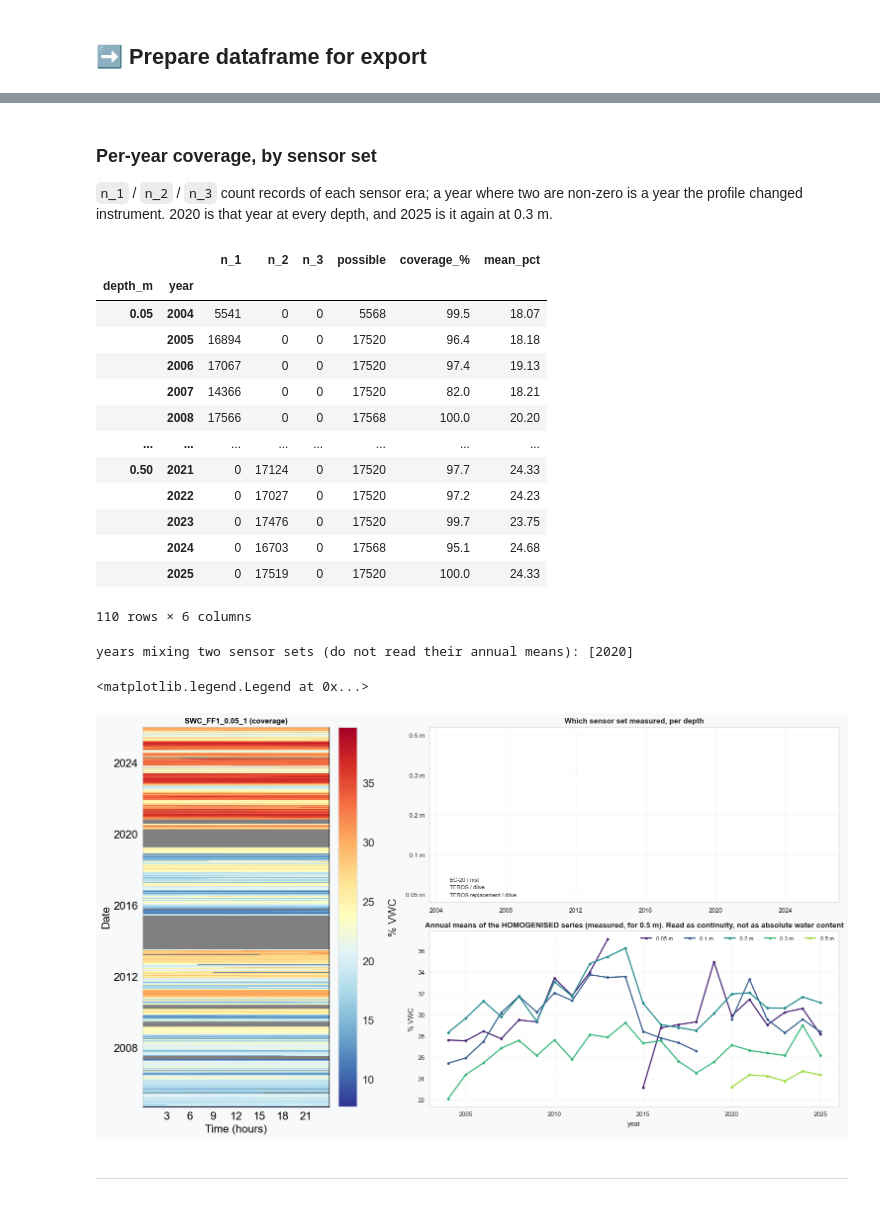
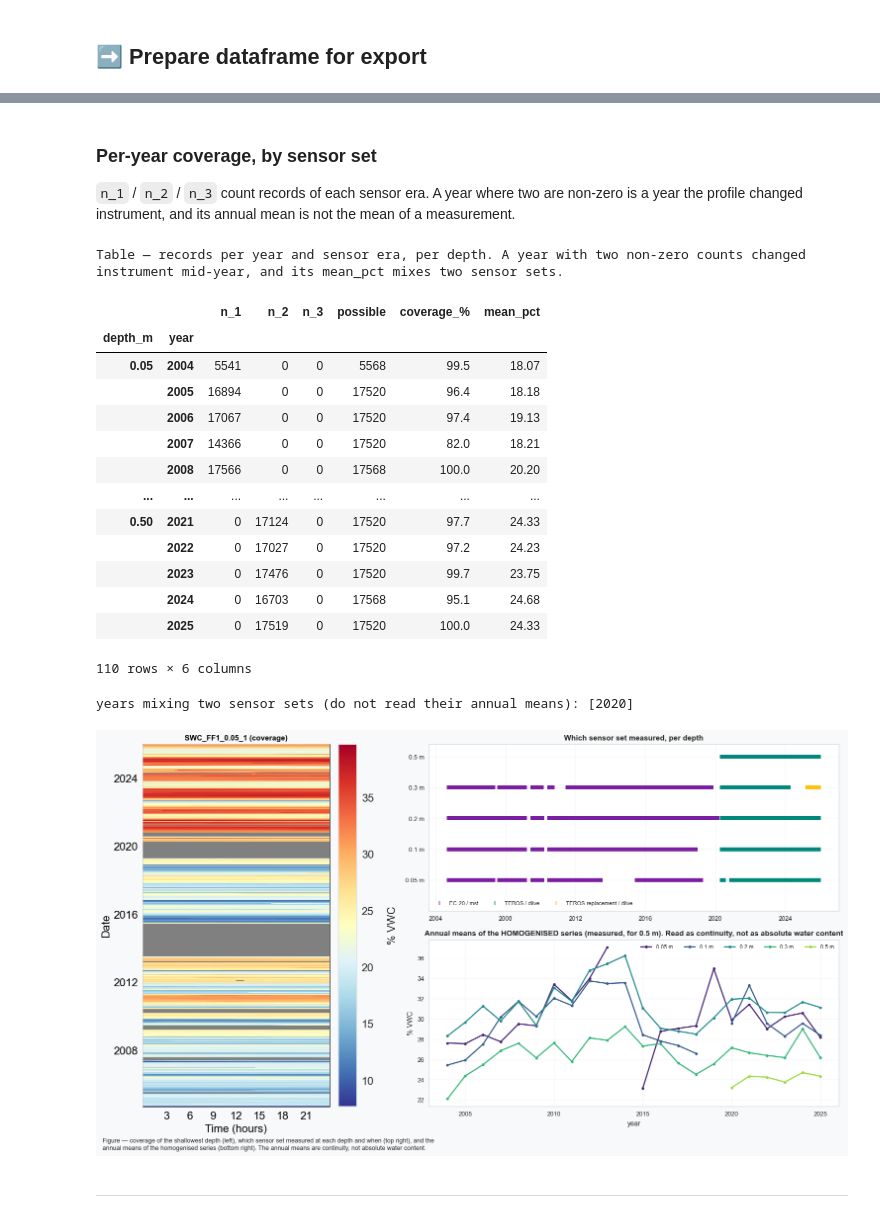
Before and after one commit to holukas/dataset_ch-lae_flux_product, a Jupyter notebook: workflow/10_METEO/30_PRODUCTS/09_METEO_SWC_FF1_2004-2025.ipynb, the cells around one changed output, grey strips where cells are left out. Drawn from its saved outputs; the diff is of its cells as text; code cells hidden in the pictures.

```diff
--- a/workflow/10_METEO/30_PRODUCTS/09_METEO_SWC_FF1_2004-2025.ipynb
+++ b/workflow/10_METEO/30_PRODUCTS/09_METEO_SWC_FF1_2004-2025.ipynb
@@ -1748,7 +1808,6 @@ for d in DEPTHS:
     bad = swc[f].notna() & ~swc[f].between(*SWC_PLAUSIBLE_PCT)
     n = int(bad.sum())
     if n:
-        _sub = swc.loc[bad, f]
         for _code in sorted(swc.loc[bad, fc].unique()):
             _m = bad & (swc[fc] == _code)
             _rows.append({'depth_m': float(d), 'flag': int(_code), 'era': ERA_NAMES[int(_code)],
@@ -1761,9 +1820,10 @@ for d in DEPTHS:
 
 REMOVED = pd.DataFrame(_rows)
 if len(REMOVED):
+    tabcap('every record removed for lying outside the physical band, by depth and era. All are '
+           'failed SDI-12 reads frozen at a fixed negative constant in the mst era - never a '
+           'measurement, so they become flag 0 rather than a "removed here" code.')
     display(REMOVED.set_index(['depth_m', 'flag']))
-    print("Every removal above is a failed SDI-12 read frozen at the sensor's calibration\n"
-          "polynomial at zero response - a fixed negative constant, not a measurement.")
 else:
     print("Nothing outside the band. Re-read this section before deleting it: the 0.1 m mst\n"
           "record is documented to carry ~690 negative records at the end of 2018.")
@@ -1772,8 +1832,8 @@ else:
 for d in DEPTHS:
     assert (swc[field(d)].notna() == swc[flagcol(d)].isin(MEASURED_FLAGS)).all(), \
         f"{field(d)}: flag and value disagree after the removal"
-    _v = swc[field(d)].dropna()
-    assert _v.between(*SWC_PLAUSIBLE_PCT).all(), f"{field(d)}: a value survived outside the band"
+    assert swc[field(d)].dropna().between(*SWC_PLAUSIBLE_PCT).all(), \
+        f"{field(d)}: a value survived outside the band"
 print("\nFlag and value still agree at every depth, and nothing outside the band survives.")
 # %% [output]
 Removing values outside the physical band 0.0..60.0 % VWC (removed, never clipped):
@@ -1936,7 +2095,7 @@ for d in DEPTHS:
     if d not in HOMOG_DEPTHS:
         continue
     off = np.zeros(len(full_index))
-    for _code, (_t, _fb_off) in OFFSETS[d].items():
+    for _code, (_t, _) in OFFSETS[d].items():
         _mask = (swc[flagcol(d)] == _code).to_numpy()
         off = np.where(_mask, _t['offset'].reindex(_months).to_numpy(), off)
     swc[homogcol(d)] = swc[field(d)] + off
@@ -2029,7 +2192,7 @@ fig, axs = plt.subplots(nrows=len(HOMOG_DEPTHS), figsize=(15, 2.4 * len(HOMOG_DE
                         dpi=100, layout='constrained', sharex=True)
 fig.suptitle('Measured (grey) and homogenised (blue) daily means. The homogenised series is the '
              'one that may be read across 2020', fontsize=12)
-for ax, d in zip(np.atleast_1d(axs), HOMOG_DEPTHS):
+for _i, (ax, d) in enumerate(zip(np.atleast_1d(axs), HOMOG_DEPTHS)):
     _m = swc[field(d)].resample('1D').mean()
     _h = swc[homogcol(d)].resample('1D').mean()
     ax.plot(_m.index, _m.values, lw=0.6, color='#B0BEC5', label='as measured')
@@ -2038,6 +2201,10 @@ for ax, d in zip(np.atleast_1d(axs), HOMOG_DEPTHS):
     if d == SWAP_DEPTH:
         ax.axvline(pd.Timestamp(SENSOR_SWAP), color='#7B1FA2', ls=':', lw=1.1)
     ax.set_ylabel(f'{d} m\n% VWC', fontsize=9)
-    ax.legend(fontsize=7, loc='upper left', ncol=2)
+    if _i == 0:   # the panels share one vocabulary; four identical legends is noise
+        ax.legend(fontsize=7, loc='upper left', ncol=2)
 np.atleast_1d(axs)[-1].set_xlabel('year')
+figcap(fig, 'measured and homogenised daily means per depth. The homogenised series is the one '
+            'that may be read across the 2020 sensor change; the dashed line marks the start of '
+            'the TEROS era, the dotted line the 2025 probe swap at 0.3 m.')
 # %% [output]
@@ -2342,29 +2515,32 @@ All checks passed.
 # %% [markdown]
 ### Per-year coverage, by sensor set
 
-`n_1` / `n_2` / `n_3` count records of each sensor era; a year where two are non-zero is a year the
-profile changed instrument. 2020 is that year at every depth, and 2025 is it again at 0.3 m.
+`n_1` / `n_2` / `n_3` count records of each sensor era. A year where two are non-zero is a year the
+profile changed instrument, and its annual mean is not the mean of a measurement.
 # %%
 _rows = []
 for d in DEPTHS:
     fl = export_df[flagcol(d)]
-    _g = fl.groupby(fl.index.year)
-    _t = pd.DataFrame({f'n_{c}': _g.apply(lambda s, c=c: int((s == c).sum()))
-                       for c in MEASURED_FLAGS})
-    _t['possible'] = _g.size()
+    _yr = fl.index.year
+    # Vectorised per flag code: one boolean sum per code instead of a groupby-apply per code.
+    _t = pd.DataFrame({f'n_{c}': (fl == c).groupby(_yr).sum() for c in MEASURED_FLAGS})
+    _t['possible'] = fl.groupby(_yr).size()
     _t['coverage_%'] = (100 * _t[[f'n_{c}' for c in MEASURED_FLAGS]].sum(axis=1)
                         / _t['possible']).round(1)
-    _t['mean_pct'] = export_df[field(d)].groupby(export_df.index.year).mean().round(2)
+    _t['mean_pct'] = export_df[field(d)].groupby(_yr).mean().round(2)
     _t['depth_m'] = float(d)
     _rows.append(_t.reset_index(names='year'))
 YEARTAB = pd.concat(_rows).set_index(['depth_m', 'year'])
+tabcap('records per year and sensor era, per depth. A year with two non-zero counts changed '
+       'instrument mid-year, and its mean_pct mixes two sensor sets.')
 display(YEARTAB)
 
-# The mean of a year that mixes two sensor sets is not the mean of a measurement.
 _mixed = YEARTAB[(YEARTAB[[f'n_{c}' for c in MEASURED_FLAGS]] > 0).sum(axis=1) > 1]
 print(f"years mixing two sensor sets (do not read their annual means): "
       f"{sorted(set(_mixed.index.get_level_values('year')))}")
 # %% [output]
+Table — records per year and sensor era, per depth. A year with two non-zero counts changed
+instrument mid-year, and its mean_pct mixes two sensor sets.
 |  |  | n_1 | n_2 | n_3 | possible | coverage_% | mean_pct |
 | depth_m | year |  |  |  |  |  |  |
 | 0.05 | 2004 | 5541 | 0 | 0 | 5568 | 99.5 | 18.07 |
@@ -2378,44 +2554,51 @@ print(f"years mixing two sensor sets (do not read their annual means): "
 |  | 2023 | 0 | 17476 | 0 | 17520 | 99.7 | 23.75 |
 |  | 2024 | 0 | 16703 | 0 | 17568 | 95.1 | 24.68 |
 |  | 2025 | 0 | 17519 | 0 | 17520 | 100.0 | 24.33 |
-110 rows × 6 columns
-years mixing two sensor sets (do not read their annual means): [2020]
+110 rows × 6 columns
+years mixing two sensor sets (do not read their annual means): [2020]
 # %%
 fig = plt.figure(figsize=(15, 8.5), dpi=100, layout='constrained')
 gs = gridspec.GridSpec(2, 2, width_ratios=[1, 2.2], figure=fig)
 ax_hm = fig.add_subplot(gs[:, 0])
 ax_fl = fig.add_subplot(gs[0, 1])
 ax_yr = fig.add_subplot(gs[1, 1])
 
 dv.plotting.HeatmapDateTime(series=export_df[field(DEPTHS[0])]).plot(
     ax=ax_hm, cb_digits_after_comma=0, zlabel='% VWC',
     format_style=dv.plotting.FormatStyle(title=f'{field(DEPTHS[0])} (coverage)', title_fontsize=11))
 
 for _i, d in enumerate(DEPTHS):
     _fl = export_df[flagcol(d)]
     for _code, _col in [(FLAG_EC20_MST, '#7B1FA2'), (FLAG_TEROS_DIIVE, '#00897B'),
                         (FLAG_TEROS_REPLACEMENT, '#FFC107')]:
         _ix = _fl.index[_fl == _code]
         if len(_ix):
-            ax_fl.plot(_ix, np.full(len(_ix), _i), '|', color=_col, ms=6,
+            # mew is not decoration: "|" is drawn entirely from the marker EDGE, and
+            # sns.set_theme() sets lines.markeredgewidth to 0, which renders this panel - and its
+            # legend handles - completely blank. Any edge-only marker (| _ + x) needs it set.
+            ax_fl.plot(_ix, np.full(len(_ix), _i), '|', color=_col, ms=6, mew=1.2,
                        label=ERA_NAMES[_code] if _i == 0 or _code == FLAG_TEROS_REPLACEMENT else None)
 ax_fl.set_yticks(range(len(DEPTHS)))
 ax_fl.set_yticklabels([f'{d} m' for d in DEPTHS], fontsize=9)
 ax_fl.set_title('Which sensor set measured, per depth', fontsize=11)
-ax_fl.legend(fontsize=8, loc='lower left')
+# Room below the shallowest row for the legend, which otherwise sits on top of it.
+ax_fl.set_ylim(-1.0, len(DEPTHS) - 0.6)
+ax_fl.legend(fontsize=8, loc='lower left', ncol=3)
 
 for _c, d in zip(plt.cm.viridis(np.linspace(0.1, 0.85, len(DEPTHS))), DEPTHS):
     _col = homogcol(d) if d in HOMOG_DEPTHS else field(d)
     _ann = export_df[_col].resample('YS').mean()
     ax_yr.plot(_ann.index.year, _ann.values, marker='o', ms=4, color=_c, label=f'{d} m')
 ax_yr.set_xlabel('year')
 ax_yr.set_ylabel('% VWC')
 ax_yr.set_title('Annual means of the HOMOGENISED series (measured, for 0.5 m). Read as continuity, '
                 'not as absolute water content', fontsize=11)
 ax_yr.legend(fontsize=8, ncol=5)
+figcap(fig, 'coverage of the shallowest depth (left), which sensor set measured at each depth and '
+            'when (top right), and the annual means of the homogenised series (bottom right). The '
+            'annual means are continuity, not absolute water content.')
 # %% [output]
-<matplotlib.legend.Legend at 0x...>
-[figure, old version]
+[figure, new version]
 # %% [markdown]
 ***
 # %% [markdown]
```
Also changed, not shown: parts of 65 cells of this notebook.
